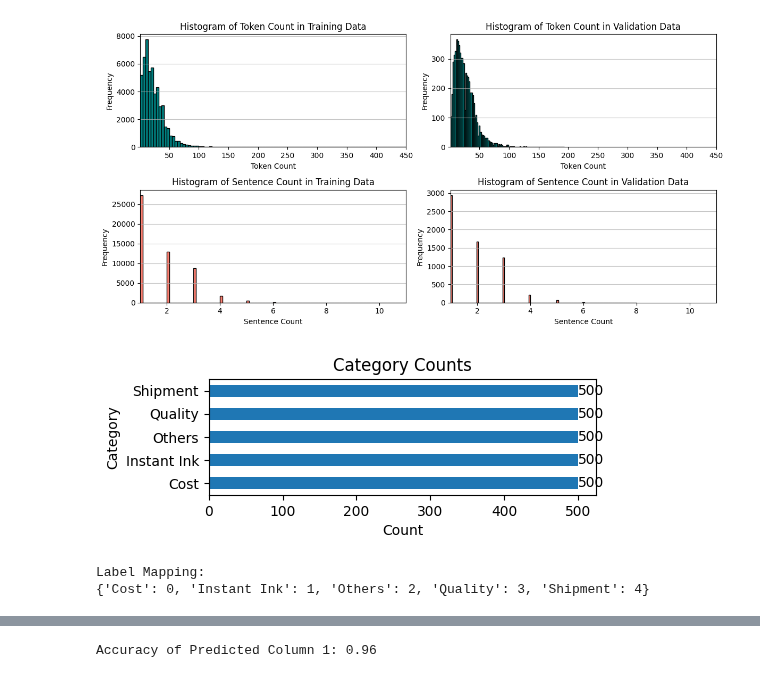
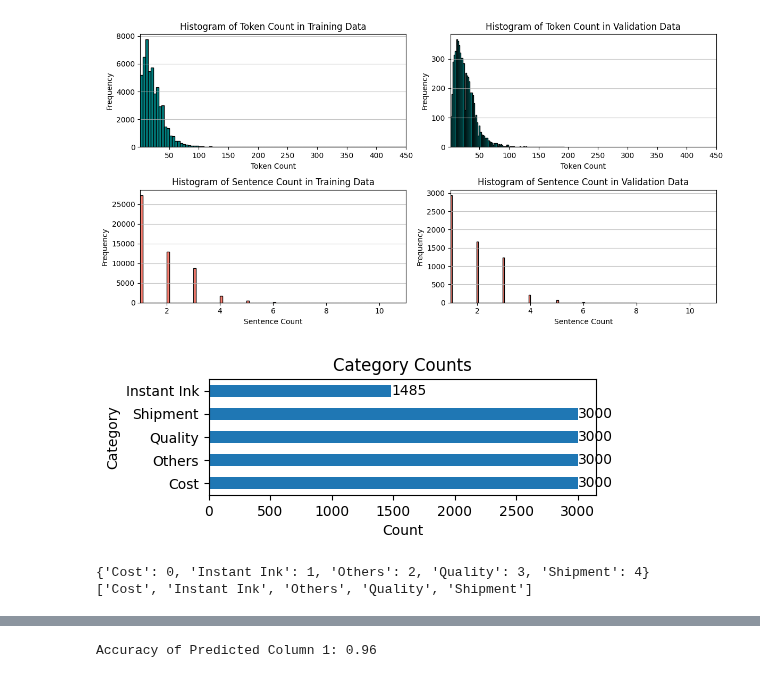
Before and after one commit to wd686/InkSightAnalyzer, a Jupyter notebook: distilbert (category).ipynb, the cells around one changed output, grey strips where cells are left out. Cells and saved outputs as stored; diff of their text form; code cells hidden in the pictures.

```diff
--- a/distilbert (category).ipynb
+++ b/distilbert (category).ipynb
@@ -67,13 +67,13 @@ sentence_threshold = 3
 df = df[(df['token_count'] <= token_threshold) | (df['sentence_count'] <= sentence_threshold)]
 
 # 3. Filter by Date,  Training: <Apr-24, Validation: Apr-24)
-mmm_yy1 = 'Jun-23'
+mmm_yy1 = 'Jan-23'
 mmm_yy2 = 'Apr-24'
 df['date'] = pd.to_datetime(df['Month of Response Date'], format='%b-%y')
 cutoff_date1 = pd.to_datetime(mmm_yy1, format='%b-%y')
 cutoff_date2 = pd.to_datetime(mmm_yy2, format='%b-%y')
 
-training_df = df[(df['date'] >= cutoff_date1) | (df['date'] < cutoff_date2)].sort_values('date', ascending=False)
+training_df = df[(df['date'] >= cutoff_date1) & (df['date'] < cutoff_date2)].sort_values('date', ascending=False)
 validation_df = df[df['date'] == cutoff_date2]
 
 
@@ -155,50 +155,48 @@ plt.show()
 [figure]
 # %%
 # sample equal no. of records from each label
-n_sample = 500
-sampled_df = training_df.groupby('max_predicted_aspect').apply(lambda x: x.sample(n=n_sample, random_state=93)).reset_index(drop=True)      #random sampling
-sampled_df = training_df.groupby('max_predicted_aspect').apply(lambda x: x.nsmallest(n=n_sample, columns='index')).reset_index(drop=True)   #most recent
+n_sample = 3000
+# sampled_df = (training_df.groupby('max_predicted_aspect').apply(lambda x: x.sample(n=min(len(x), n_sample), random_state=93)).reset_index(drop=True))   #random sampling
+sampled_df = (training_df.groupby('max_predicted_aspect').apply(lambda x: x.head(n=min(len(x), n_sample))).reset_index(drop=True))                      #most recent
 
 value_counts = sampled_df['max_predicted_aspect'].value_counts()
 
 # horizontal bar chart plot
 plt.figure(figsize=(5, 1.5))
 ax = value_counts.plot(kind='barh')
 for i in ax.containers:
     ax.bar_label(i)
 
 plt.xlabel('Count')
 plt.ylabel('Category')
 plt.title('Category Counts')
 plt.show()
 # %% [output]
-[figure, old version]
+[figure, new version]
 # %%
-# filtered_df
-# sample_df
-df = filtered_df
+### Select training dataset
+# training_df
+# sampled_df
+df = sampled_df
 
-# text input : Combined Text
-# label ouput : max_predicted_aspect
+# 'max_predicted_aspect'  : Ground Truth Aspects / Labels
+# 'Combined Text'         : Review Content for Aspect Predictions / Texts
 
-data_texts = df['Combined Text'].to_list() # text
+data_texts = df['Combined Text'].to_list()                  # Texts
 
 from sklearn.preprocessing import LabelEncoder
-# Convert labels to numeric categories
 label_encoder = LabelEncoder()
-
-data_labels = df['max_predicted_aspect'].to_list()  # Original labels
-data_labels = label_encoder.fit_transform(data_labels)  # Numeric labels
+data_labels = df['max_predicted_aspect'].to_list()          # Original labels
+data_labels = label_encoder.fit_transform(data_labels)      # Numeric labels
 
 # Get the mapping of original labels to numeric labels
 label_mapping = dict(zip(label_encoder.classes_, range(len(label_encoder.classes_))))
 
-# Print the mapping
-print("Label Mapping:")
 print(label_mapping)
+print(label_encoder.classes_.tolist())
 # %% [output]
-Label Mapping:
 {'Cost': 0, 'Instant Ink': 1, 'Others': 2, 'Quality': 3, 'Shipment': 4}
+['Cost', 'Instant Ink', 'Others', 'Quality', 'Shipment']
 # %%
 import torch
 import numpy as np
```
Also changed, not shown: parts of 6 cells of this notebook.
